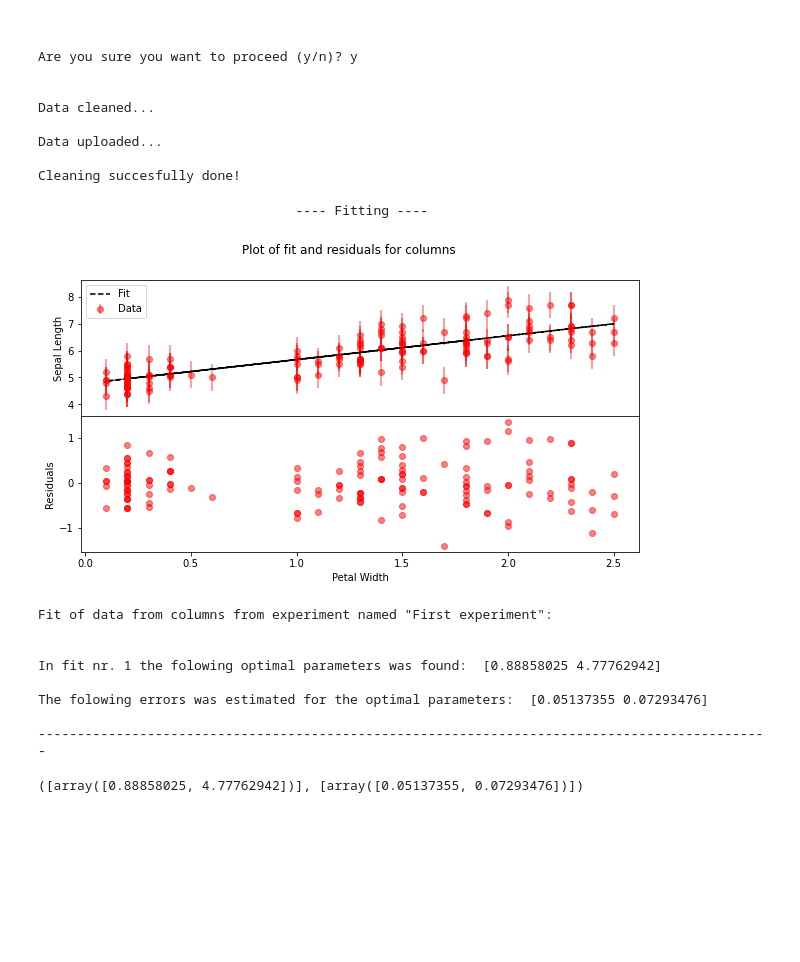
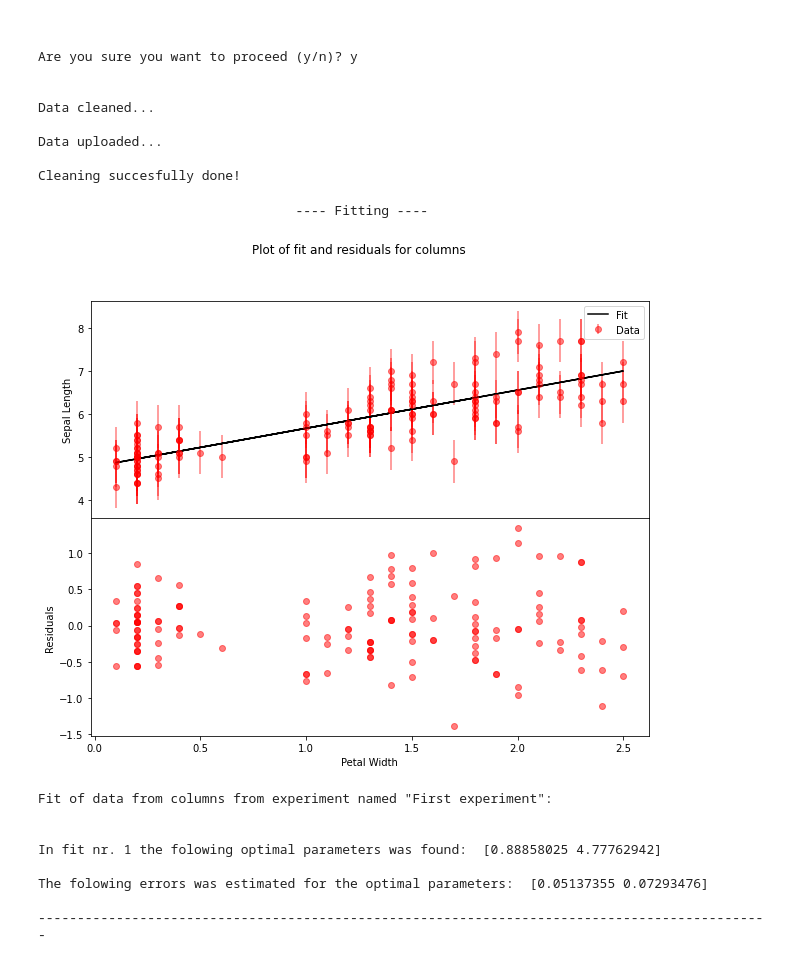
Before and after one commit to fred465f/Lab, a Jupyter notebook: lab_notebook.ipynb, the cells around one changed output. Drawn from its saved outputs; the diff is of its cells as text; code cells hidden in the pictures; blank space fills up the shorter version.

```diff
--- a/lab_notebook.ipynb
+++ b/lab_notebook.ipynb
@@ -166,7 +166,7 @@ def plot_fit(data, name, columns, save, popts, funcs, residuals, sigma):
         # Loop over columns and plot data, fit and residuals
         for i, column in enumerate(columns):
             # Make subplot at create title
-            fig, axs = plt.subplots(2, 1, figsize=(10, 5), sharex=True)
+            fig, axs = plt.subplots(2, 1, figsize=(10, 8), sharex=True)
             fig.suptitle("Plot of fit and residuals for columns ".format(" and ".join(column)))
 
             # Remove horizontal space between axes
@@ -180,7 +180,7 @@ def plot_fit(data, name, columns, save, popts, funcs, residuals, sigma):
                 axs[0].errorbar(data[column[0]], data[column[1]], yerr = sigma[i], label = "Data",
                 color = "red", fmt="o", alpha=0.5)
             y_predict = funcs[i](data[column[0]], *popts[i])
-            axs[0].plot(data[column[0]], y_predict, "k--", label = "Fit")
+            axs[0].plot(data[column[0]], y_predict, "k-", label = "Fit")
             residuals_data = data[column[1]] - y_predict
             axs[1].scatter(data[column[0]], residuals_data,
                 color = "red", alpha=0.5)
@@ -206,20 +206,20 @@ def plot_fit(data, name, columns, save, popts, funcs, residuals, sigma):
 
             # Plot data, fit and residuals
             if sigma == None:
-                axs[0].scatter(data[column[0]], data[column[1]], label = "Data",
+                axs.scatter(data[column[0]], data[column[1]], label = "Data",
                 color = "red", alpha=0.5)
             elif isinstance(sigma, list):
-                axs[0].errorbar(data[column[0]], data[column[1]], yerr = sigma[i], label = "Data",
+                axs.errorbar(data[column[0]], data[column[1]], yerr = sigma[i], label = "Data",
                 color = "red", fmt="o", alpha=0.5)
-            y_predict = func[i](data[column[0]], *popts[i])
-            axs[0].plot(data[column[0]], y_predict, "k--", label = "Fit")
+            y_predict = funcs[i](data[column[0]], *popts[i])
+            axs.plot(data[column[0]], y_predict, "k-", label = "Fit")
 
             # Set x- and y-labels
-            axs[0].set_xlabel(column[0].replace("_", " ").title())
-            axs[0].set_ylabel(column[1].replace("_", " ").title())
+            axs.set_xlabel(column[0].replace("_", " ").title())
+            axs.set_ylabel(column[1].replace("_", " ").title())
 
             # Set legend
-            axs[0].legend()
+            axs.legend()
 
             # Save plot
             if save:
@@ -245,6 +245,19 @@ class Lab():
         self._analysis_done = {}
         self._data_changed = {}
         self._fit_done = {}
+
+        # Inform user which packages and functions are imported
+        print('''
+        Imported packages and functions:
+        -----------------------------------------
+        Imported matplotlib.pyplot as plt
+        and imported numpy as np
+        and imported pandas as pd
+        and imported numpy.fft as fft
+        and imported seaborn as sns
+        and imported time
+        and imported curve_fit from scipy.optimize
+        ''')
 
     # Print value
     def __str__(self):
@@ -650,13 +673,13 @@ Cleaning succesfully done!
 # %%
 def func(x, a, b):
     return a*x + b
 
 sigma = [[0.5]*150]
 
-lab.fit(name="First experiment", columns=[['petal_width','sepal_length']], funcs=[func], guesses=None, sigma=sigma, absolute_sigma=False, method=None, residuals=True, save=True)
+popts, perrs = lab.fit(name="First experiment", columns=[['petal_width','sepal_length']], funcs=[func], guesses=None, sigma=sigma, absolute_sigma=False, method=None, residuals=True, save=True)
 # %% [output]
                                  ---- Fitting ----
-[figure, old version]
+[figure, new version]
 Fit of data from columns from experiment named "First experiment":
 
 
@@ -665,4 +688,3 @@ In fit nr. 1 the folowing optimal parameters was found:  [0.88858025 4.77762942]
 The folowing errors was estimated for the optimal parameters:  [0.05137355 0.07293476]
 
 ----------------------------------------------------------------------------------------------
-([array([0.88858025, 4.77762942])], [array([0.05137355, 0.07293476])])
```
Also changed, not shown: parts of 5 cells of this notebook, 6 other files.
